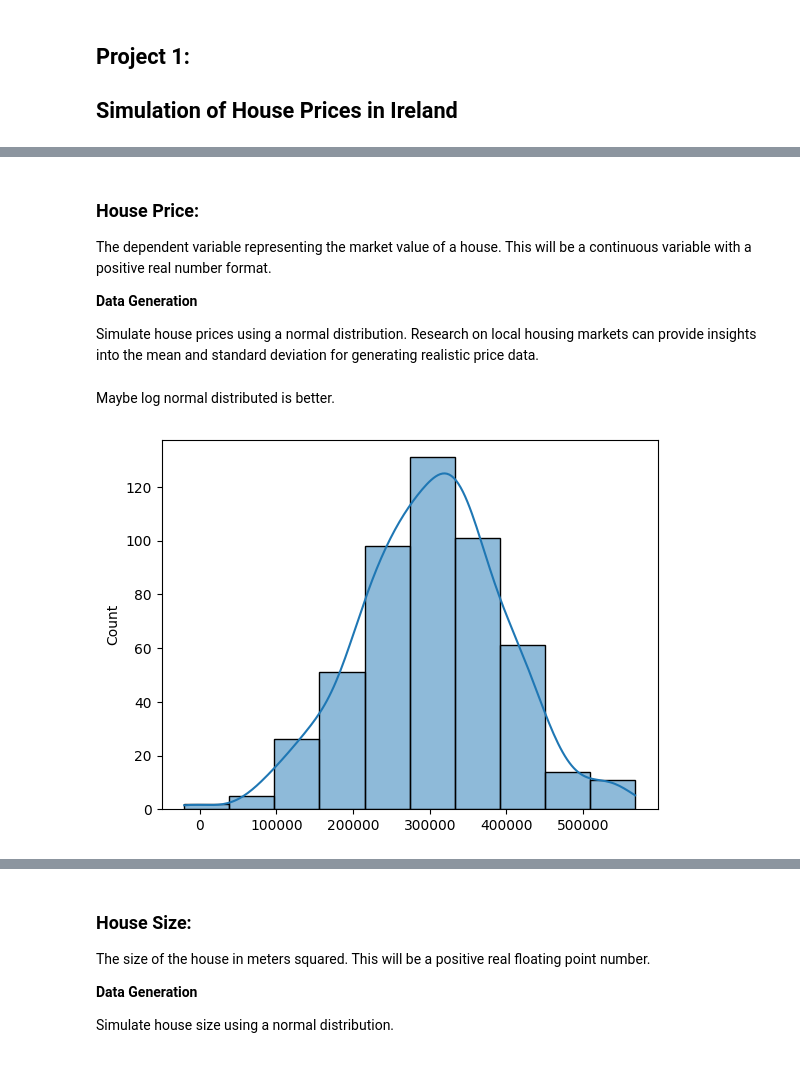
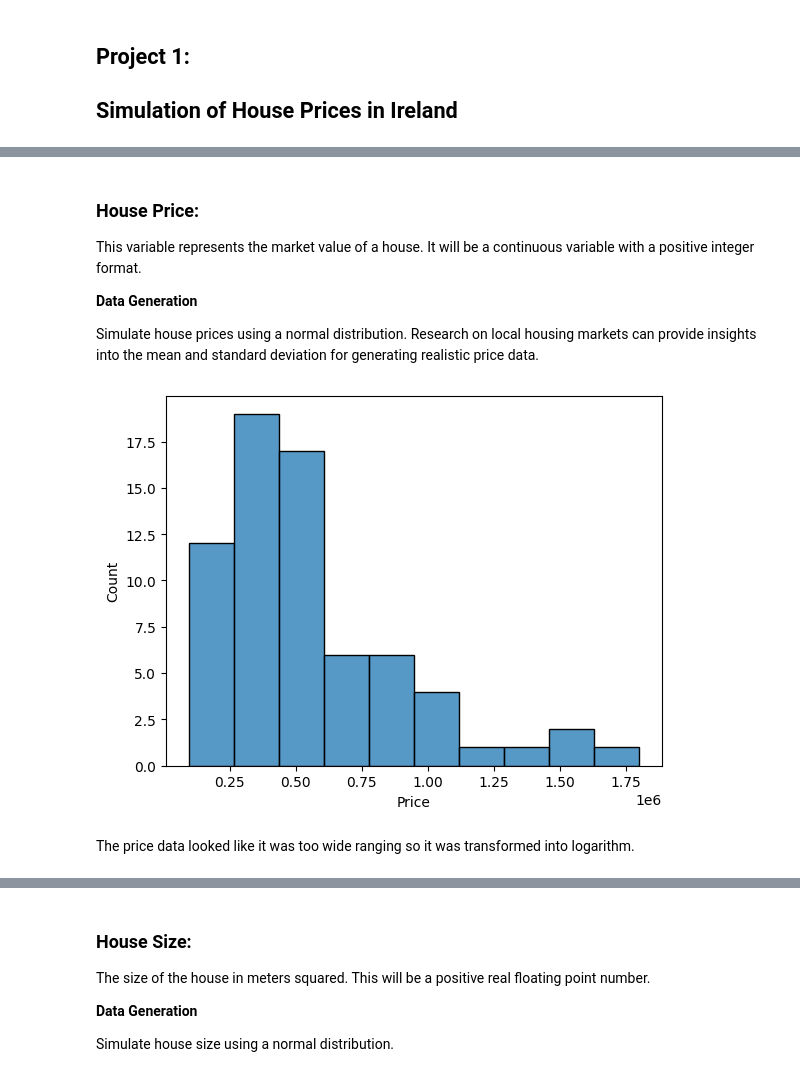
Before and after one commit to damienfarrell/prog-data-p1, a Jupyter notebook: Project_1.ipynb, the cells around one changed output, grey strips where cells are left out. Drawn from its saved outputs; the diff is of its cells as text; code cells hidden in the pictures.

Commit message:
House price practically complete

```diff
--- a/Project_1.ipynb
+++ b/Project_1.ipynb
@@ -105,4 +116,9 @@ df["Property Type"] = scraped_df["Property Type"].astype("category")
 df["Eircode"] = scraped_df["Address"].str.rsplit(',', n=1).str[-1]
 df["Eircode"] = df["Eircode"].str[:4]
 
+df = df[(df["Price"] != 0) & (df["Bedrooms"] != 0) & (df["Floor Area"] != 0) & (df["Property Type"] != "Site") & (df["Price"] < 2_000_000) & (df["Floor Area"] < 500)]
+
+df.dropna(inplace=True)
+df["Property Type"] = df["Property Type"].cat.remove_unused_categories()
+
 df.reset_index(drop=True, inplace=True)
@@ -116,21 +136,12 @@ df.reset_index(drop=True, inplace=True)
 # %% [markdown]
 ### **House Price:**
 
-The dependent variable representing the market value of a house. This will be a continuous variable with a positive real number format.
+This variable represents the market value of a house. It will be a continuous variable with a positive integer format.
 
 **Data Generation**
 
 Simulate house prices using a normal distribution. Research on local housing markets can provide insights into the mean and standard deviation for generating realistic price data.
-# %% [markdown]
-Maybe log normal distributed is better.
-# %%
-min_price = 0
-
-mean_price = 300000
-std_dev_price = 100000
-
-house_prices = np.random.normal(mean_price, std_dev_price, num_samples)
-
-sns.histplot(house_prices, kde=True, bins=10);
-# %% [output]
-[figure, removed]
+# %%
+sns.histplot(df["Price"]);
+# %% [output]
+[figure, added]
@@ -136,0 +179,2 @@ sns.histplot(house_prices, kde=True, bins=10);
+# %% [markdown]
+The price data looked like it was too wide ranging so it was transformed into logarithm.
```
Also changed, not shown: parts of 20 cells of this notebook.
